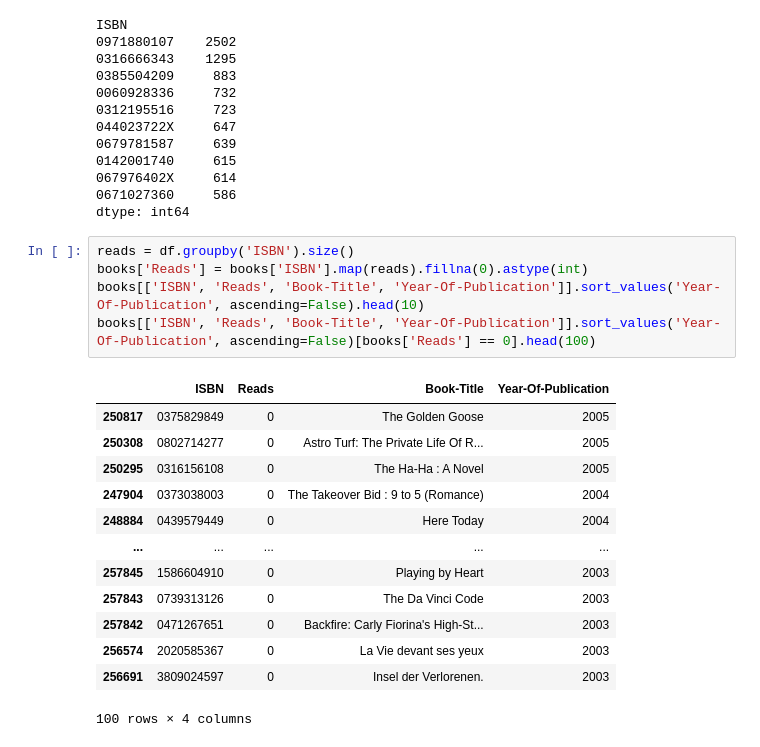
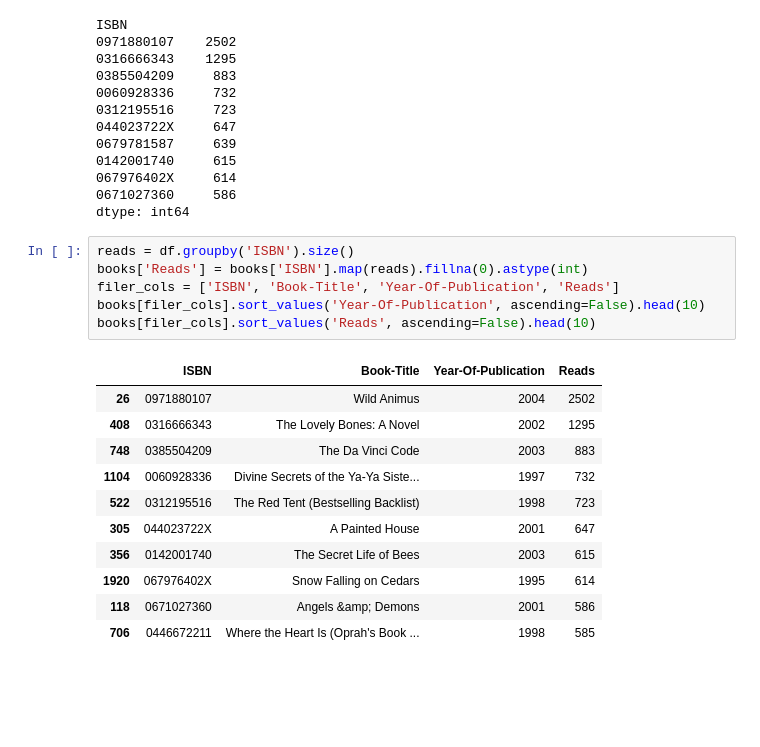
Before and after one commit to shaked-oren/ml_fun, a Jupyter notebook: intro.ipynb, the cells around one changed output. Saved outputs shown, nothing was run; the diff lists cells and outputs as text; blank space fills up the shorter version.

Commit message:
another table manipulation

```diff
--- a/intro.ipynb
+++ b/intro.ipynb
@@ -109,19 +117,18 @@ dtype: int64
 # %%
 reads = df.groupby('ISBN').size()
 books['Reads'] = books['ISBN'].map(reads).fillna(0).astype(int)
-books[['ISBN', 'Reads', 'Book-Title', 'Year-Of-Publication']].sort_values('Year-Of-Publication', ascending=False).head(10)
-books[['ISBN', 'Reads', 'Book-Title', 'Year-Of-Publication']].sort_values('Year-Of-Publication', ascending=False)[books['Reads'] == 0].head(100)
+filer_cols = ['ISBN', 'Book-Title', 'Year-Of-Publication', 'Reads']
+books[filer_cols].sort_values('Year-Of-Publication', ascending=False).head(10)
+books[filer_cols].sort_values('Reads', ascending=False).head(10)
 # %% [output]
-|  | ISBN | Reads | Book-Title | Year-Of-Publication |
-| 250817 | 0375829849 | 0 | The Golden Goose | 2005 |
-| 250308 | 0802714277 | 0 | Astro Turf: The Private Life Of R... | 2005 |
-| 250295 | 0316156108 | 0 | The Ha-Ha : A Novel | 2005 |
-| 247904 | 0373038003 | 0 | The Takeover Bid : 9 to 5 (Romance) | 2004 |
-| 248884 | 0439579449 | 0 | Here Today | 2004 |
-| ... | ... | ... | ... | ... |
-| 257845 | 1586604910 | 0 | Playing by Heart | 2003 |
-| 257843 | 0739313126 | 0 | The Da Vinci Code | 2003 |
-| 257842 | 0471267651 | 0 | Backfire: Carly Fiorina's High-St... | 2003 |
-| 256574 | 2020585367 | 0 | La Vie devant ses yeux | 2003 |
-| 256691 | 3809024597 | 0 | Insel der Verlorenen. | 2003 |
+|  | ISBN | Book-Title | Year-Of-Publication | Reads |
+| 26 | 0971880107 | Wild Animus | 2004 | 2502 |
+| 408 | 0316666343 | The Lovely Bones: A Novel | 2002 | 1295 |
+| 748 | 0385504209 | The Da Vinci Code | 2003 | 883 |
+| 1104 | 0060928336 | Divine Secrets of the Ya-Ya Siste... | 1997 | 732 |
+| 522 | 0312195516 | The Red Tent (Bestselling Backlist) | 1998 | 723 |
+| 305 | 044023722X | A Painted House | 2001 | 647 |
+| 356 | 0142001740 | The Secret Life of Bees | 2003 | 615 |
+| 1920 | 067976402X | Snow Falling on Cedars | 1995 | 614 |
+| 118 | 0671027360 | Angels &amp; Demons | 2001 | 586 |
+| 706 | 0446672211 | Where the Heart Is (Oprah's Book ... | 1998 | 585 |
-100 rows × 4 columns
```
Also changed, not shown: parts of 1 cell of this notebook.
